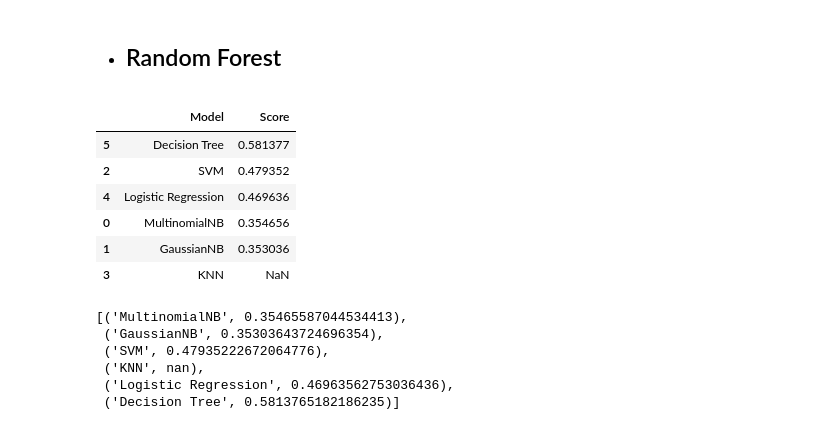
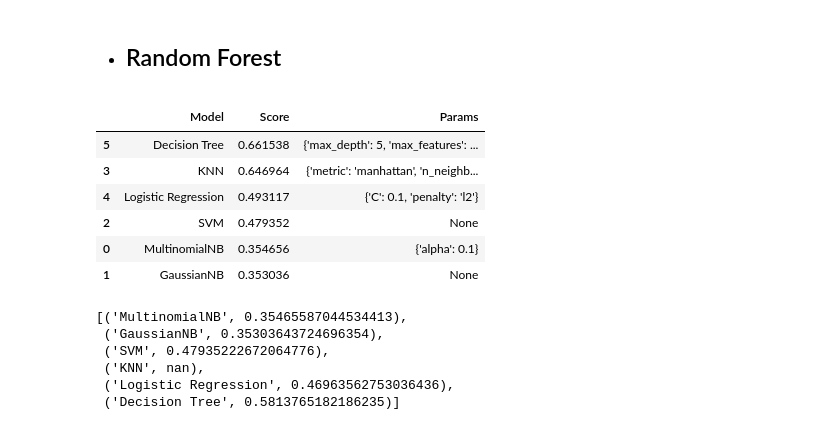
Before and after one commit to JayaWinata/Final-Project-PPM, a Jupyter notebook: Horses-Health/horses_health.ipynb, the cells around one changed output. Drawn from its saved outputs; the diff is of its cells as text; code cells hidden in the pictures.

```diff
--- a/Horses-Health/horses_health.ipynb
+++ b/Horses-Health/horses_health.ipynb
@@ -405,11 +405,11 @@ temp.append(('KNN', cross_val_score(KNeighborsClassifier(),X_train,y_train,scori
 # %% [markdown]
 - ## Logistic Regression
 # %%
-# logistic = LogisticRegression()
-# param_grid = {
-#     'penalty': ['l2'],
-#     'C': [0.001, 0.01, 0.1, 1, 10, 100]
-# }
-# grid_search = GridSearchCV(logistic,param_grid=param_grid,cv=skf,scoring='f1_micro',error_score='raise')
-# grid_search.fit(X_train,y_train)
-# temp.append(('Logistic Regression',grid_search.best_score_,grid_search.best_params_))
+logistic = LogisticRegression()
+param_grid = {
+    'penalty': ['l2'],
+    'C': [0.001, 0.01, 0.1, 1, 10, 100]
+}
+grid_search = GridSearchCV(logistic,param_grid=param_grid,cv=skf,scoring='f1_micro',error_score='raise')
+grid_search.fit(X_train,y_train)
+temp.append(('Logistic Regression',grid_search.best_score_,grid_search.best_params_))
@@ -420,20 +438,20 @@ temp.append(('KNN', cross_val_score(KNeighborsClassifier(),X_train,y_train,scori
 # submission = pd.concat([df_test['id'],pd.DataFrame(y_pred)],axis=1)
 # submission.to_csv('Submission/LogisticRegression_submission.csv',index=False)
 # %%
-temp.append(('Logistic Regression', cross_val_score(LogisticRegression(),X_train,y_train,scoring='f1_micro', cv=skf).mean()))
+# temp.append(('Logistic Regression', cross_val_score(LogisticRegression(),X_train,y_train,scoring='f1_micro', cv=skf).mean()))
 # %% [markdown]
 - ## Decision Tree
 # %%
-# decision_tree = DecisionTreeClassifier()
-# param_grid = {
-#     'max_depth': [None, 5, 10, 20],
-#     'min_samples_split': [2, 5, 10],
-#     'min_samples_leaf': [1, 2, 4],
-#     'max_features': ['sqrt', 'log2', None]
-# }
-# grid_search = GridSearchCV(decision_tree,param_grid=param_grid,cv=skf,scoring='f1_micro',error_score='raise')
-# grid_search.fit(X_train,y_train)
-# temp.append(('Decision Tree',grid_search.best_score_,grid_search.best_params_))
+decision_tree = DecisionTreeClassifier()
+param_grid = {
+    'max_depth': [None, 5, 10, 20],
+    'min_samples_split': [2, 5, 10],
+    'min_samples_leaf': [1, 2, 4],
+    'max_features': ['sqrt', 'log2', None]
+}
+grid_search = GridSearchCV(decision_tree,param_grid=param_grid,cv=skf,scoring='f1_micro',error_score='raise')
+grid_search.fit(X_train,y_train)
+temp.append(('Decision Tree',grid_search.best_score_,grid_search.best_params_))
 # %%
 # y_pred = grid_search.best_estimator_.predict(df_test.iloc[:,1:].values)
 # y_pred = pd.Series(y_pred)
@@ -441,7 +459,7 @@ temp.append(('Logistic Regression', cross_val_score(LogisticRegression(),X_train
 # submission = pd.concat([df_test['id'],pd.DataFrame(y_pred)],axis=1)
 # submission.to_csv('Submission/DecisionTree_submission.csv',index=False)
 # %%
-temp.append(('Decision Tree', cross_val_score(DecisionTreeClassifier(),X_train,y_train,scoring='f1_micro', cv=skf).mean()))
+# temp.append(('Decision Tree', cross_val_score(DecisionTreeClassifier(),X_train,y_train,scoring='f1_micro', cv=skf).mean()))
 # %% [markdown]
 - ## Random Forest
 # %%
@@ -460,16 +478,16 @@ temp.append(('Decision Tree', cross_val_score(DecisionTreeClassifier(),X_train,y
 # submission = pd.concat([df_test['id'],pd.DataFrame(y_pred)],axis=1)
 # submission.to_csv('Submission/RandomForest_submission.csv',index=False)
 # %%
-temp_df = pd.DataFrame(temp, columns=['Model','Score',])
+temp_df = pd.DataFrame(temp, columns=['Model','Score','Params'])
 temp_df.sort_values(by='Score', ascending=False)
 # %% [output]
-|  | Model | Score |
-| 5 | Decision Tree | 0.581377 |
-| 2 | SVM | 0.479352 |
-| 4 | Logistic Regression | 0.469636 |
-| 0 | MultinomialNB | 0.354656 |
-| 1 | GaussianNB | 0.353036 |
-| 3 | KNN | NaN |
+|  | Model | Score | Params |
+| 5 | Decision Tree | 0.661538 | {'max_depth': 5, 'max_features': ... |
+| 3 | KNN | 0.646964 | {'metric': 'manhattan', 'n_neighb... |
+| 4 | Logistic Regression | 0.493117 | {'C': 0.1, 'penalty': 'l2'} |
+| 2 | SVM | 0.479352 | None |
+| 0 | MultinomialNB | 0.354656 | {'alpha': 0.1} |
+| 1 | GaussianNB | 0.353036 | None |
 # %%
 temp
 # %% [output]
```
Also changed, not shown: parts of 5 cells of this notebook.
